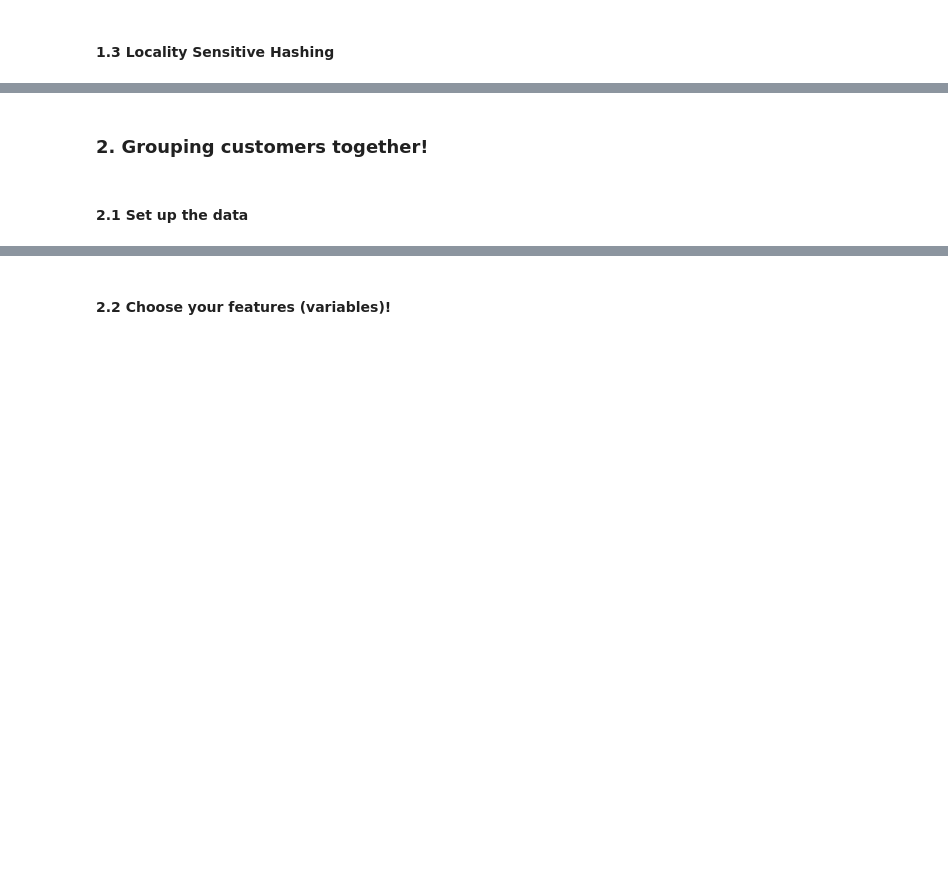
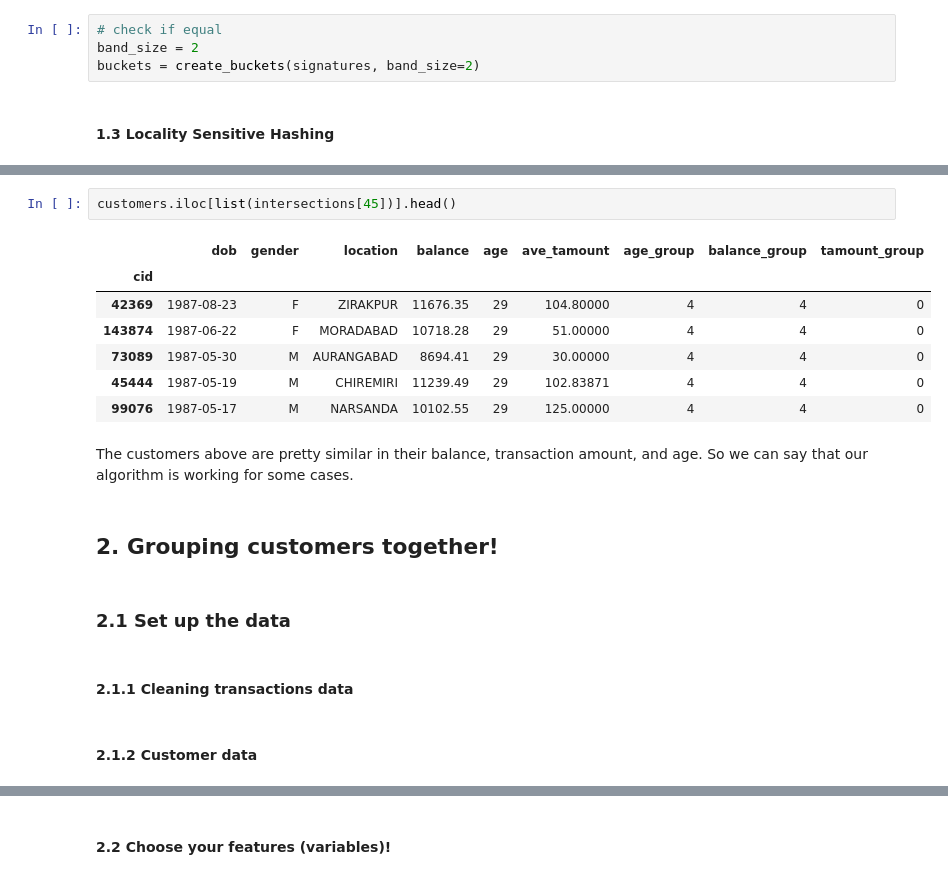
Before and after one commit to cem-sirin/ADM_4, a Jupyter notebook: main.ipynb, the cells around one changed output, grey strips where cells are left out. Cells and saved outputs as stored; diff of their text form; blank space fills up the shorter version.

```diff
--- a/main.ipynb
+++ b/main.ipynb
@@ -18,2 +119,6 @@ data.dropna(inplace=True)
+# %%
+# check if equal
+band_size = 2
+buckets = create_buckets(signatures, band_size=2)
 # %% [markdown]
 #### 1.3 Locality Sensitive Hashing
@@ -20,4 +219,20 @@ data.dropna(inplace=True)
+# %%
+customers.iloc[list(intersections[45])].head()
+# %% [output]
+|  | dob | gender | location | balance | age | ave_tamount | age_group | balance_group | tamount_group |
+| cid |  |  |  |  |  |  |  |  |  |
+| 42369 | 1987-08-23 | F | ZIRAKPUR | 11676.35 | 29 | 104.80000 | 4 | 4 | 0 |
+| 143874 | 1987-06-22 | F | MORADABAD | 10718.28 | 29 | 51.00000 | 4 | 4 | 0 |
+| 73089 | 1987-05-30 | M | AURANGABAD | 8694.41 | 29 | 30.00000 | 4 | 4 | 0 |
+| 45444 | 1987-05-19 | M | CHIREMIRI | 11239.49 | 29 | 102.83871 | 4 | 4 | 0 |
+| 99076 | 1987-05-17 | M | NARSANDA | 10102.55 | 29 | 125.00000 | 4 | 4 | 0 |
+# %% [markdown]
+The customers above are pretty similar in their balance, transaction amount, and age. So we can say that our algorithm is working for some cases.
 # %% [markdown]
-### 2. Grouping customers together!
+## 2. Grouping customers together!
 # %% [markdown]
-#### 2.1 Set up the data
+### 2.1 Set up the data
+# %% [markdown]
+#### 2.1.1 Cleaning transactions data
+# %% [markdown]
+#### 2.1.2 Customer data
```
Also changed, not shown: parts of 38 cells of this notebook, 15 other files.
